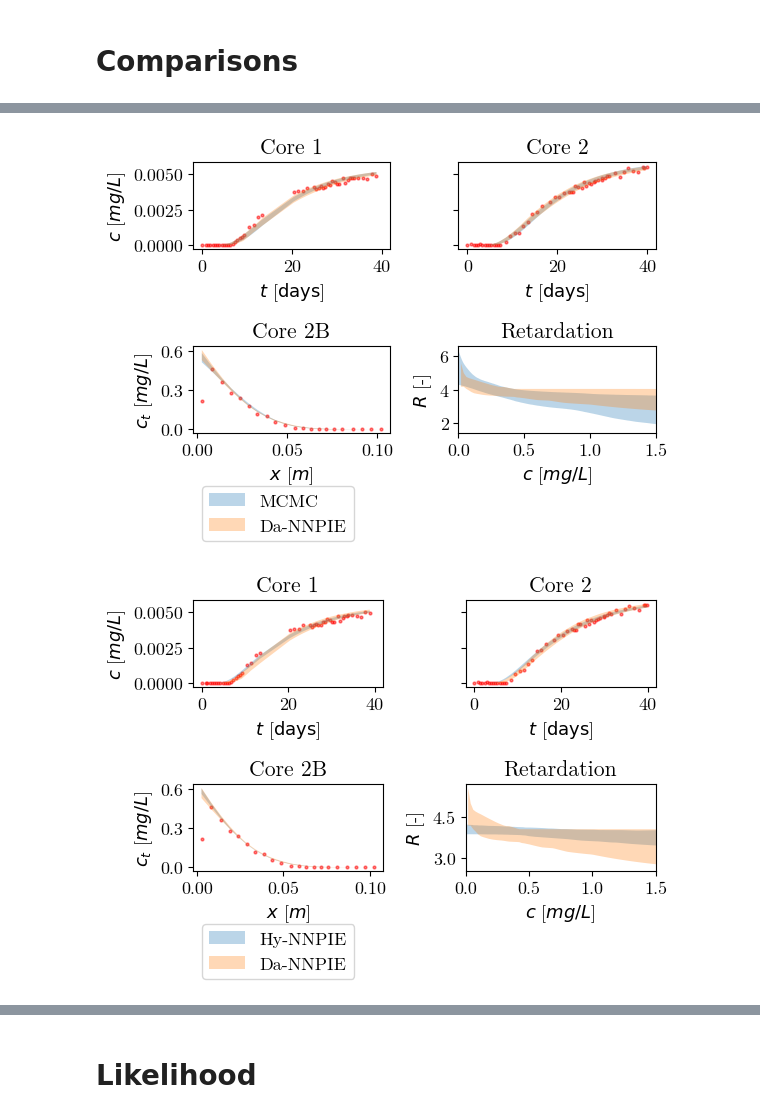
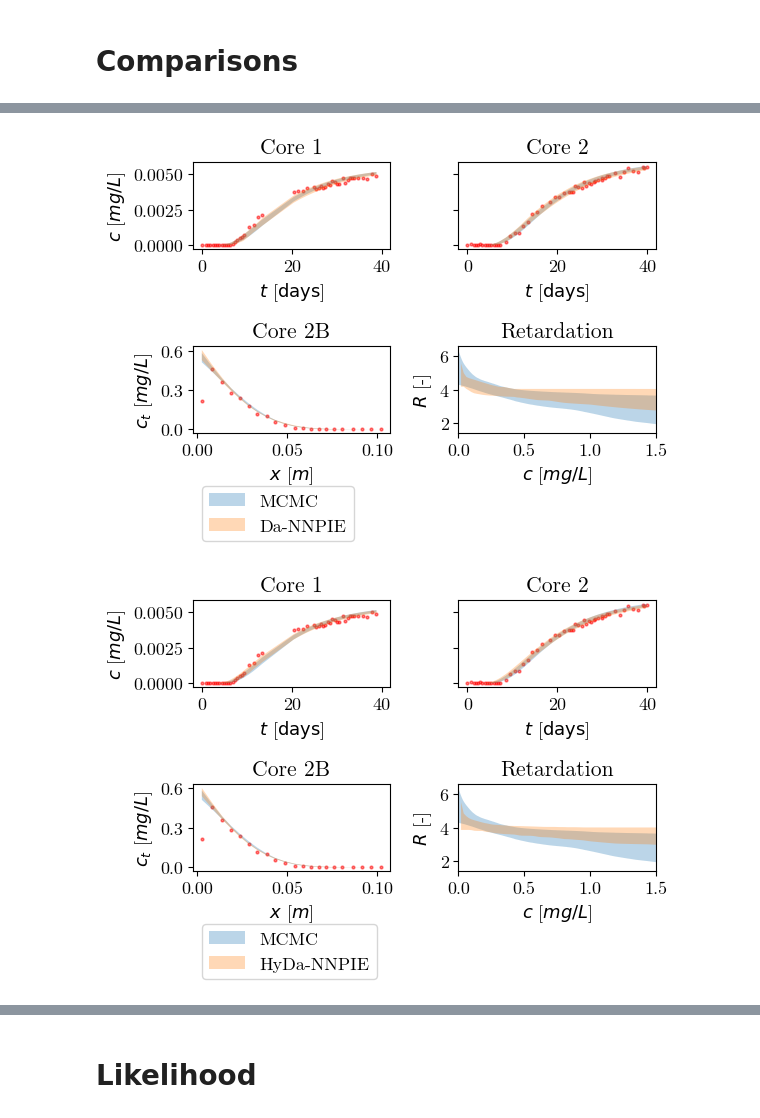
Before and after one commit to RiccardoFrenner/finn-nnpie, a Jupyter notebook: news/news_29102024.ipynb, the cells around one changed output, grey strips where cells are left out. Cells and saved outputs as stored; diff of their text form; code cells hidden in the pictures.

```diff
--- a/news/news_29102024.ipynb
+++ b/news/news_29102024.ipynb
@@ -410,6 +410,13 @@ fullspan_samples = lib.ExperimentalSamples(
     ret_y=np.concatenate([dataspan_samples.ret_y, downsampled_span_ret_samples]),
     ret_x=dataspan_samples.ret_x,
 )
+
+fullspan_weights = nll_estimation.compute_hist_weights(
+    core2_data[1],
+    fullspan_samples.core2,
+    sigma=DATA_SIGMA,
+)
+
 fig, axs = fullspan_samples.plot()
 
 plot_core_data(axs)
@@ -457,7 +464,7 @@ def upper_lower_from_name(
         weights = {
             "Da-NNPIE": dataspan_weights,
             "Hy-NNPIE": span_weights,
-            "HyDa-NNPIE": dataspan_weights,  # FIXME
+            "HyDa-NNPIE": fullspan_weights,
         }[name]
         lower, upper = get_weighted_interval(
             getattr(samples, attr_name), USED_QUANTILE, weights
@@ -484,7 +491,7 @@ methods = [
     # (paper_mcmc_samples, "Paper MCMC"),
     (span_samples, "Hy-NNPIE"),
     (dataspan_samples, "Da-NNPIE"),
-    # (fullspan_samples, "HyDa-NNPIE"),  # TODO: uncomment once these are properly generated
+    (fullspan_samples, "HyDa-NNPIE"),  # TODO: uncomment once these are properly generated
 ]
 for method1, method2 in itertools.combinations(methods, 2):
     fig, axs = plt.subplots(ncols=2, nrows=2, figsize=(2*plotting.FIGURE_WIDTH, 2.3*plotting.FIGURE_HEIGHT))
@@ -531,31 +538,31 @@ for method1, method2 in itertools.combinations(methods, 2):
                 plotting.set_concentration_axes_stuff(
                     axs.flat[ax_idx],
                     set_xlabel=True,
                     set_ylabel=data_name in ["Core 1", "Core 2B"],
                     core=data_name.split()[1],
                 )
             else:
                 plotting.set_retardation_axes_stuff(
                     axs.flat[ax_idx], set_xlabel=True, set_ylabel=True
                 )
                 axs.flat[ax_idx].set_xlim(0, 1.5)
             # if ax_idx == 0:
             #     axs.flat[ax_idx].legend(loc="upper left", bbox_to_anchor=(0,1.9))
             if ax_idx == 2:
                 axs.flat[ax_idx].legend(loc="upper left", bbox_to_anchor=(0,-0.5))
 
     plt.tight_layout()
     def old_names(s: str):
         return {
             "Hy-NNPIE": "SPAN",
             "Da-NNPIE": "Data-SPAN",
             "HyDa-NNPIE": "Full-SPAN",
         }.get(s, s)
     plotting.savefig(fig, f"../paper/figs/finn_{old_names(method1[1])}vs{old_names(method2[1])}_PIs")
     plt.show()
 
 # PI_PLOT_KWARGS["edgecolor"] = "none"
 # %% [output]
 [figure]
 [figure]
-[figure, old version]
+[figure, new version]
```
Also changed, not shown: parts of 1 cell of this notebook, 24 other files.
